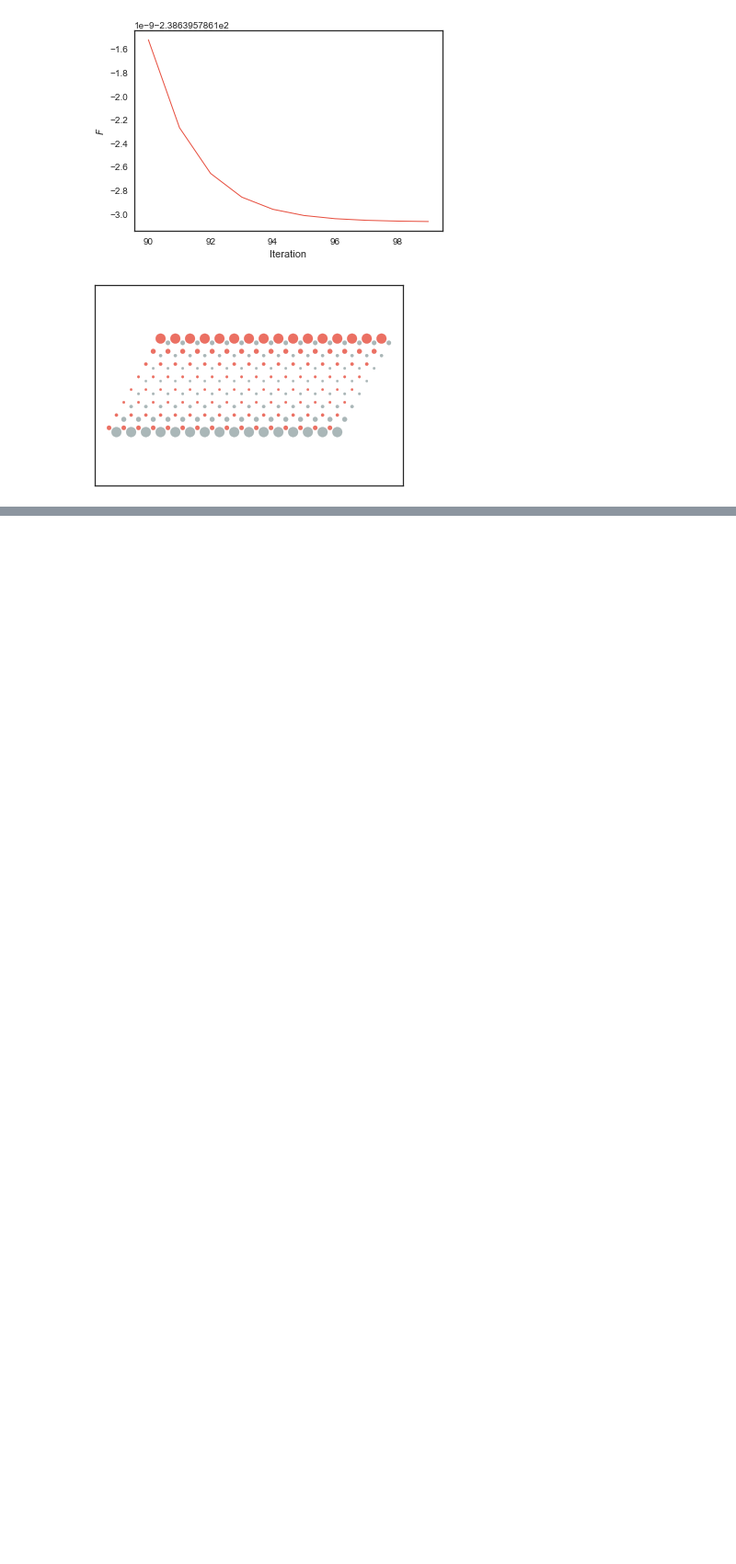
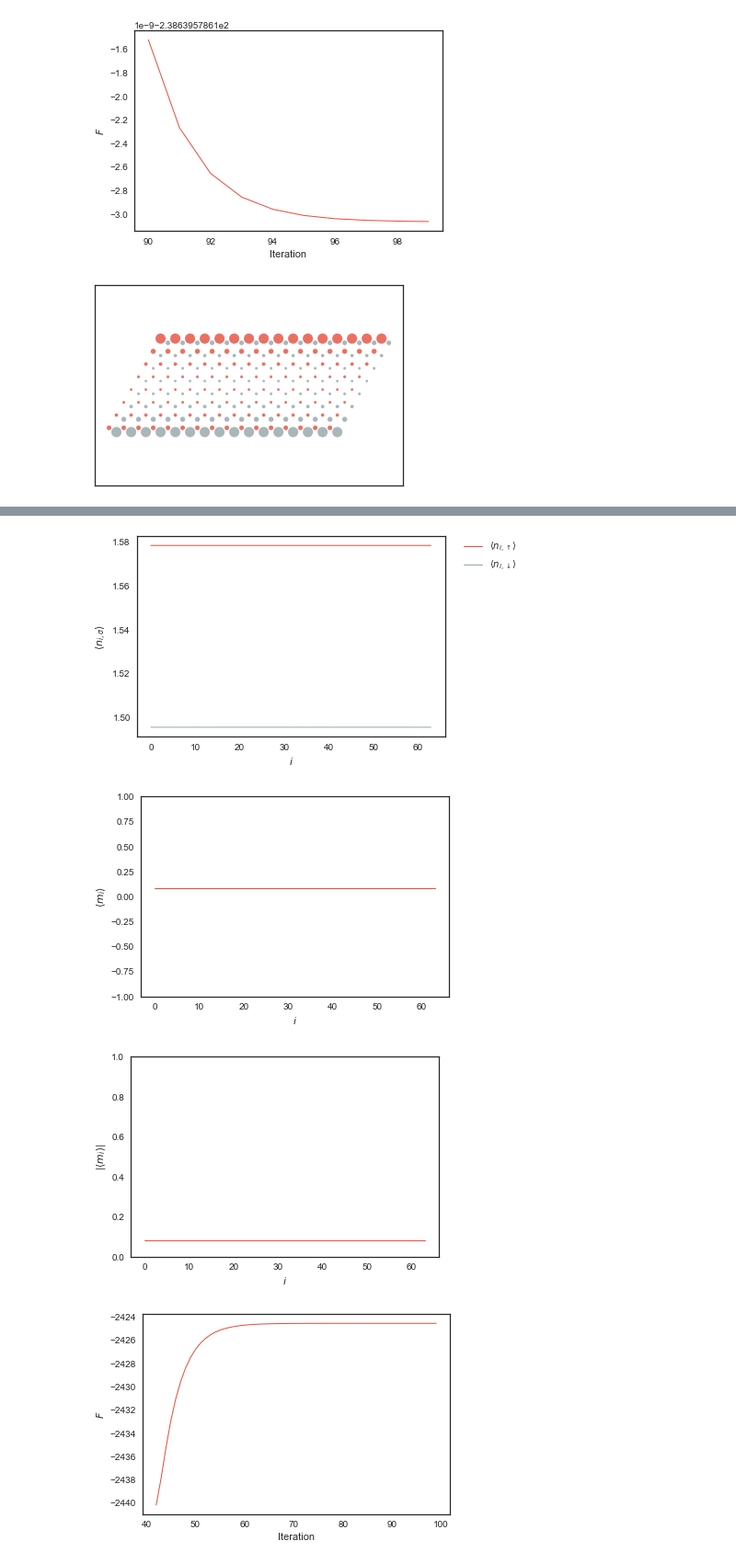
Before and after one commit to SriramanT/qmc_master_code, a Jupyter notebook: ANALYTICAL/src/hubbard-mf.ipynb, the cells around one changed output, grey strips where cells are left out. Shown at 92% size. Cells and saved outputs as stored; diff of their text form; code cells hidden in the pictures; blank space fills up the shorter version.

```diff
--- a/ANALYTICAL/src/hubbard-mf.ipynb
+++ b/ANALYTICAL/src/hubbard-mf.ipynb
@@ -16,7 +16,7 @@ sns.set()
 sns.set_style("white")
 sns.set_palette(sns.diverging_palette(220, 20, n=6))
 
-SAVEPLOTS = True
+SAVEPLOTS = False
 
 SAVEDIR = "../plots/mf-hubbard"
 if not os.path.exists(SAVEDIR):
@@ -429,0 +936,8 @@ plot(nUp, nDown, energies, itSwitch, Nx, Ny, itMax, lastNit)
+# %%
+lastNit = 10
+plotTMD(nUp, nDown, energies, itSwitch, Nx, Ny, itMax, lastNit)
+# %% [output]
+[figure, added]
+[figure, added]
+[figure, added]
+[figure, added]
```
Also changed, not shown: parts of 9 cells of this notebook, 30 other files.
